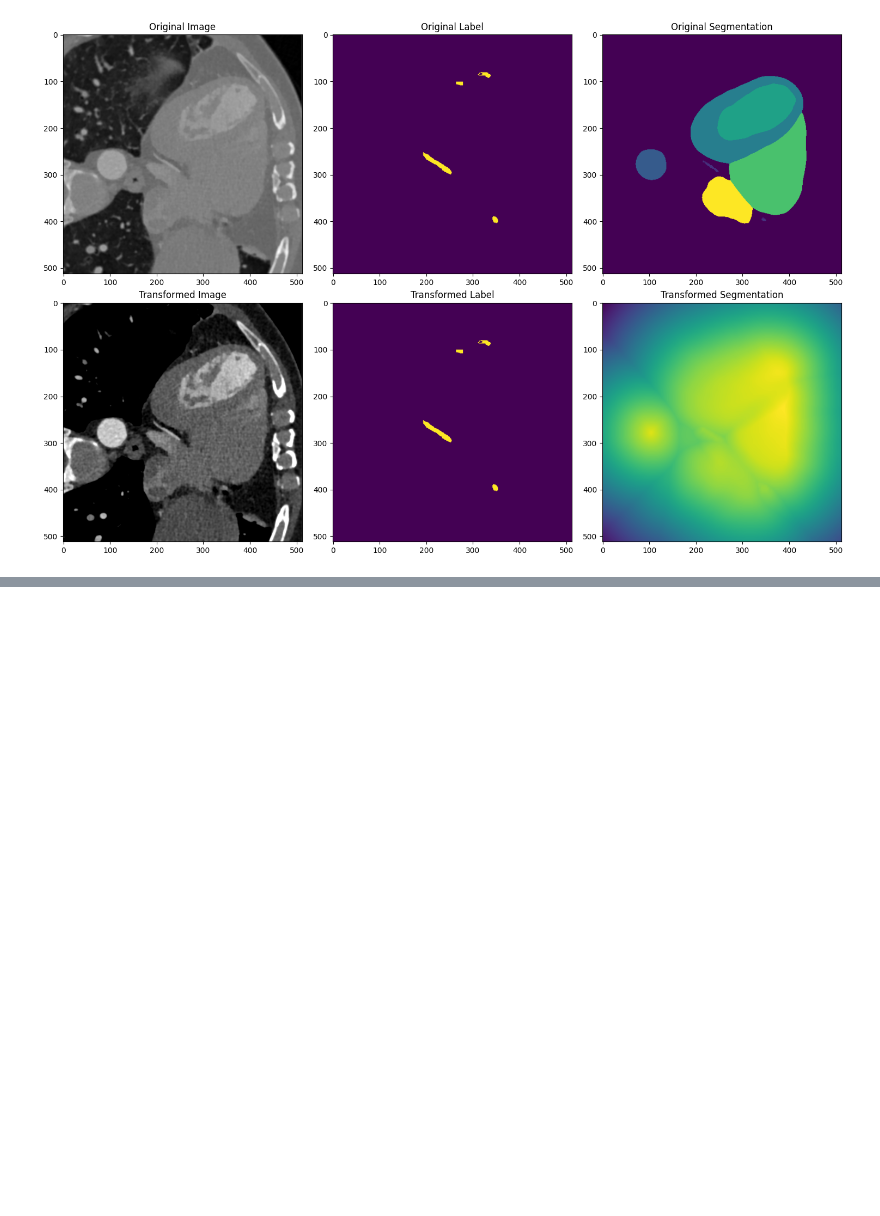
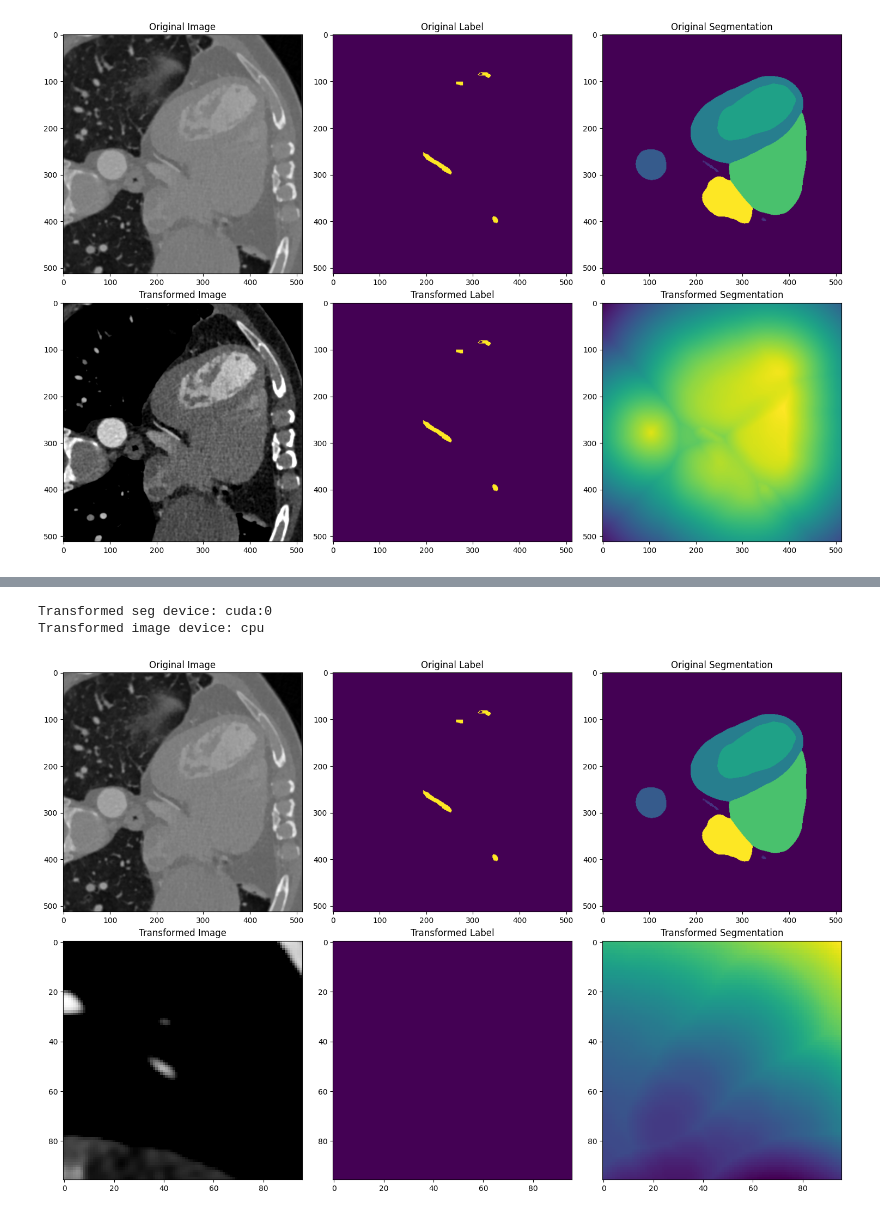
Before and after one commit to seoooa/coronary-artery, a Jupyter notebook: nbs/imageCAS.ipynb, the cells around one changed output, grey strips where cells are left out. Cells and saved outputs as stored; diff of their text form; code cells hidden in the pictures; blank space fills up the shorter version.

```diff
--- a/nbs/imageCAS.ipynb
+++ b/nbs/imageCAS.ipynb
@@ -1004,0 +1065,2 @@ visualize_transforms(image_path, label_path, seg_path, slice_idx=80, transform=v
+# %%
+use_distance_map = True
@@ -1004,0 +1229,11 @@ visualize_transforms(image_path, label_path, seg_path, slice_idx=80, transform=v
+# %%
+case_dir = "data/imageCAS_heart/test/1000"
+image_path = os.path.join(case_dir, "img.nii.gz")
+label_path = os.path.join(case_dir, "label.nii.gz")
+seg_path = os.path.join(case_dir, "heart_combined.nii.gz")
+
+visualize_transforms(image_path, label_path, seg_path, slice_idx=80, transform=train_transforms)
+# %% [output]
+Transformed seg device: cuda:0
+Transformed image device: cpu
+[figure, added]
```
Also changed, not shown: parts of 10 cells of this notebook, 5 other files.
